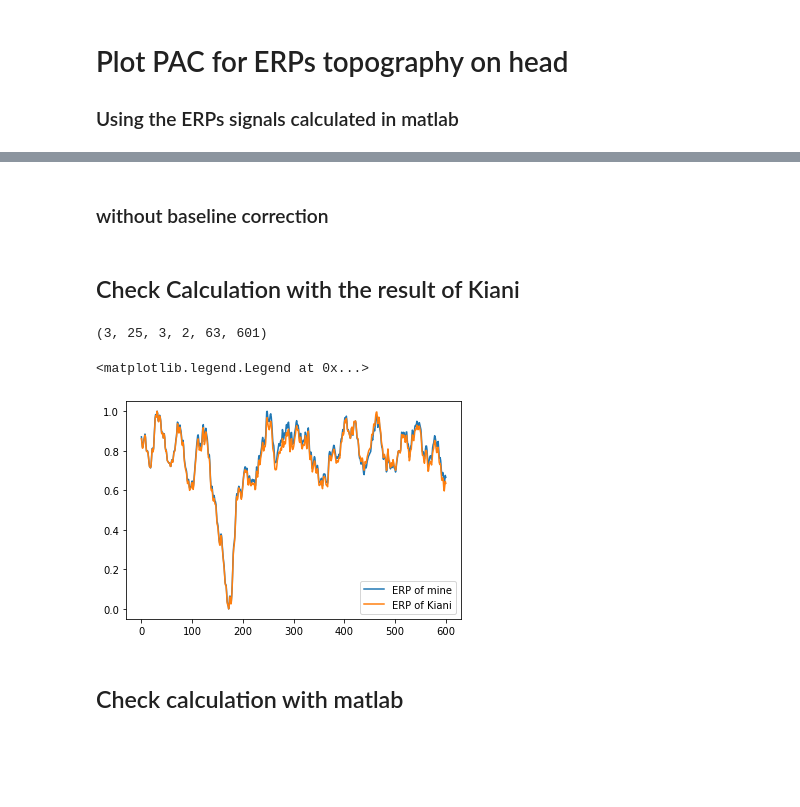
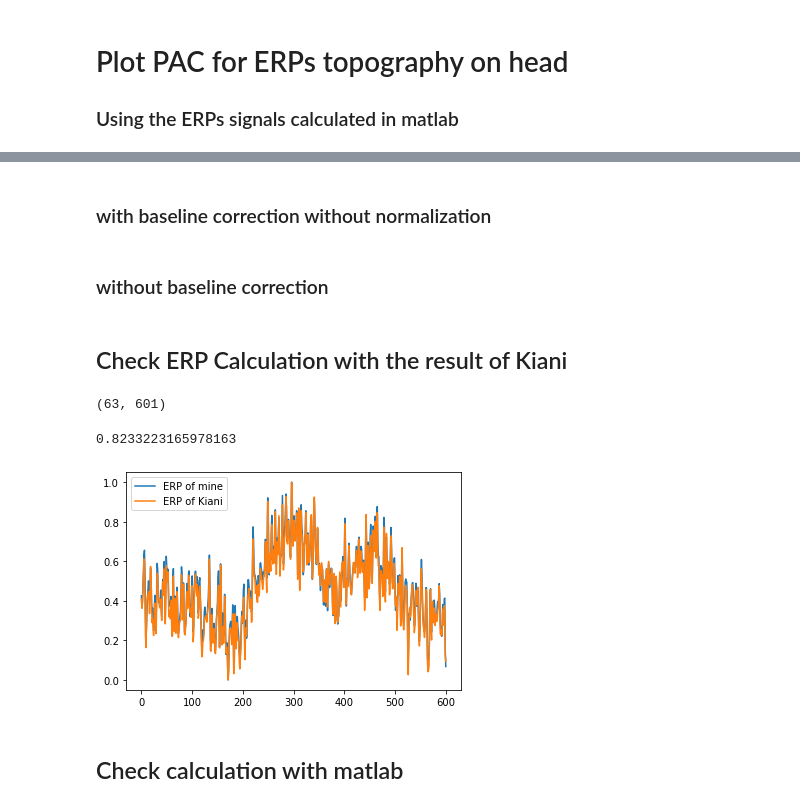
Before and after one commit to AIRLab-Sharif/Parkinson-PAC, a Jupyter notebook: python/Plot_topographies.ipynb, the cells around one changed output, grey strips where cells are left out. Cells and saved outputs as stored; diff of their text form; code cells hidden in the pictures; blank space fills up the shorter version.

```diff
--- a/python/Plot_topographies.ipynb
+++ b/python/Plot_topographies.ipynb
@@ -57,0 +57,20 @@ nobaseline = True
+# %%
+Path = 'D:\Mastersharif\MasterProject\data\parkinsons-oddball'
+nobaseline = False
+ERP_collection = np.zeros([3,25,3,63,601])
+list_tasks_info.shape[0]
+counter_PD_on = 0
+counter_PD_off = 0
+counter_CTL = 0
+for i in np.arange(num_task_file):
+    Path_to_save_file = os.path.join(Path,list_tasks_info['local_file_path'][i],list_tasks_info['ERP_npy_file_with_normalization_and_baseline_correction'][i])
+    ERP_array = np.load(Path_to_save_file)
+    if list_tasks_info['Group_file_type'][i] == 'PD_ON':
+        ERP_collection[0,counter_PD_on,:,:,:] = ERP_array
+        counter_PD_on = counter_PD_on + 1
+    elif list_tasks_info['Group_file_type'][i] == 'PD_OFF':
+        ERP_collection[1,counter_PD_off,:,:,:] = ERP_array
+        counter_PD_off = counter_PD_off + 1
+    elif list_tasks_info['Group_file_type'][i] == 'CTL':
+        ERP_collection[2,counter_CTL,:,:,:] = ERP_array
+        counter_CTL = counter_CTL + 1
@@ -58,3 +79,5 @@ nobaseline = True
+# %% [markdown]
+### with baseline correction without normalization
 # %%
 Path = 'D:\Mastersharif\MasterProject\data\parkinsons-oddball'
 nobaseline = False
@@ -100,32 +123,46 @@ for i in np.arange(num_task_file):
 # %% [markdown]
-## Check Calculation with the result of Kiani
+## Check ERP Calculation with the result of Kiani
 # %%
-ERP = np.load('..\data\epochs.npz')
-ERP = ERP['epochs']
+Stimuli = ['S200','S201','S202']
+Trials = np.load('..\data\sub-001_ses-01_task-Rest_epochs.npz')
+# ERP = np.load('..\data\epochs.npz')
+# ERP = ERP['epochs']
+# print(ERP.shape)
+Group_num = 0
+Subject_num = 0
+Stimulus_num = 2
+Channel_num = 2
+
+ERP = np.mean(Trials[Stimuli[Stimulus_num]],axis=0)
 print(ERP.shape)
-Group_num = 1
-Subject_num = 3
-Stimulus_num = 1
-Channel_num = 1
 
 
 temp = ERP_collection[Group_num,Subject_num,Stimulus_num,Channel_num,:]
+
+
+
 vmax = np.max(temp)
 vmin = np.min(temp)
 temp_norm = (temp-vmin)/(vmax-vmin)
 plt.plot(temp_norm)
+# plt.plot(temp)
 
-temp1 = ERP[0,Subject_num,Stimulus_num,0,Channel_num,:]
+temp1 = ERP[Channel_num,:]
+# temp1 = ERP[0,Subject_num,Stimulus_num,0,Channel_num,:]
 vmax = np.max(temp1)
 vmin = np.min(temp1)
 temp1_norm = (temp1-vmin)/(vmax-vmin)
 plt.plot(temp1_norm)
+# plt.plot(temp1)
 
 plt.legend(['ERP of mine','ERP of Kiani'])
+
+
+np.linalg.norm(temp1_norm-temp_norm)
 # %% [output]
-(3, 25, 3, 2, 63, 601)
+(63, 601)
-<matplotlib.legend.Legend at 0x...>
+0.8233223165978163
-[figure, old version]
+[figure, new version]
 # %% [markdown]
 ## Check calculation with matlab
 # %%
```
Also changed, not shown: parts of 12 cells of this notebook, 8 other files.
